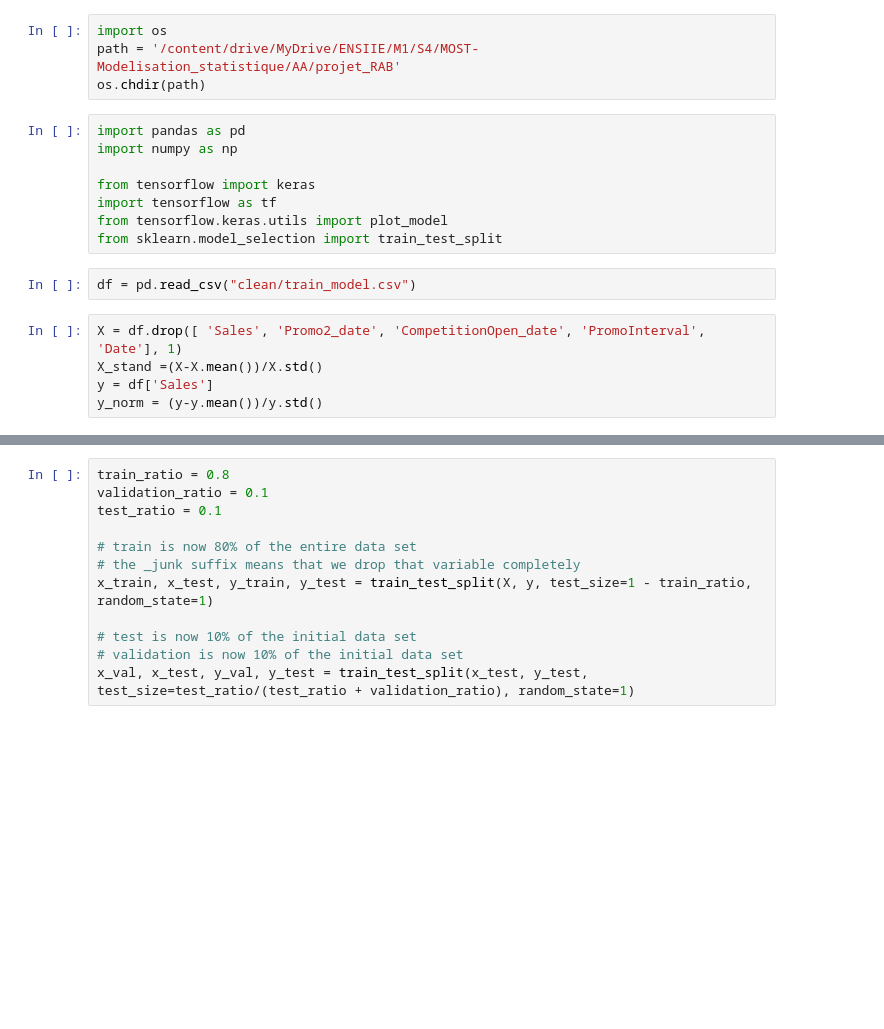
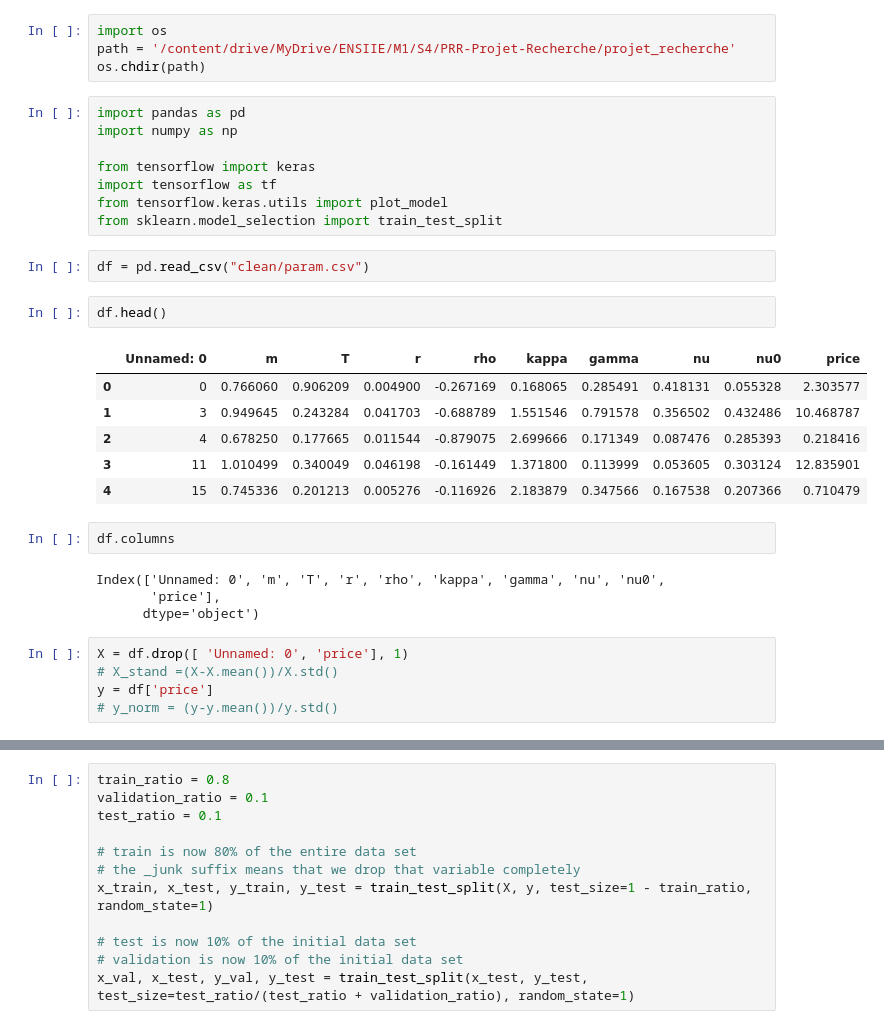
Before and after one commit to amendezll/projet_recherche, a Jupyter notebook: NN_model.ipynb, the cells around one changed output, grey strips where cells are left out. Saved outputs shown, nothing was run; the diff lists cells and outputs as text; blank space fills up the shorter version.

```diff
--- a/NN_model.ipynb
+++ b/NN_model.ipynb
@@ -6,6 +6,6 @@ Mounted at /content/drive
 # %%
 import os
-path = '/content/drive/MyDrive/ENSIIE/M1/S4/MOST-Modelisation_statistique/AA/projet_RAB'
+path = '/content/drive/MyDrive/ENSIIE/M1/S4/PRR-Projet-Recherche/projet_recherche'
 os.chdir(path)
 # %%
 import pandas as pd
@@ -16,12 +16,27 @@ import tensorflow as tf
 from tensorflow.keras.utils import plot_model
 from sklearn.model_selection import train_test_split
 # %%
-df = pd.read_csv("clean/train_model.csv")
+df = pd.read_csv("clean/param.csv")
+# %%
+df.head()
+# %% [output]
+|  | Unnamed: 0 | m | T | r | rho | kappa | gamma | nu | nu0 | price |
+| 0 | 0 | 0.766060 | 0.906209 | 0.004900 | -0.267169 | 0.168065 | 0.285491 | 0.418131 | 0.055328 | 2.303577 |
+| 1 | 3 | 0.949645 | 0.243284 | 0.041703 | -0.688789 | 1.551546 | 0.791578 | 0.356502 | 0.432486 | 10.468787 |
+| 2 | 4 | 0.678250 | 0.177665 | 0.011544 | -0.879075 | 2.699666 | 0.171349 | 0.087476 | 0.285393 | 0.218416 |
+| 3 | 11 | 1.010499 | 0.340049 | 0.046198 | -0.161449 | 1.371800 | 0.113999 | 0.053605 | 0.303124 | 12.835901 |
+| 4 | 15 | 0.745336 | 0.201213 | 0.005276 | -0.116926 | 2.183879 | 0.347566 | 0.167538 | 0.207366 | 0.710479 |
+# %%
+df.columns
+# %% [output]
+Index(['Unnamed: 0', 'm', 'T', 'r', 'rho', 'kappa', 'gamma', 'nu', 'nu0',
+       'price'],
+      dtype='object')
 # %%
-X = df.drop([ 'Sales', 'Promo2_date', 'CompetitionOpen_date', 'PromoInterval', 'Date'], 1)
-X_stand =(X-X.mean())/X.std()
-y = df['Sales']
-y_norm = (y-y.mean())/y.std()
+X = df.drop([ 'Unnamed: 0', 'price'], 1)
+# X_stand =(X-X.mean())/X.std()
+y = df['price']
+# y_norm = (y-y.mean())/y.std()
 # %%
 X.shape
 # %% [output]
```
Also changed, not shown: parts of 20 cells of this notebook, 1 other file.
